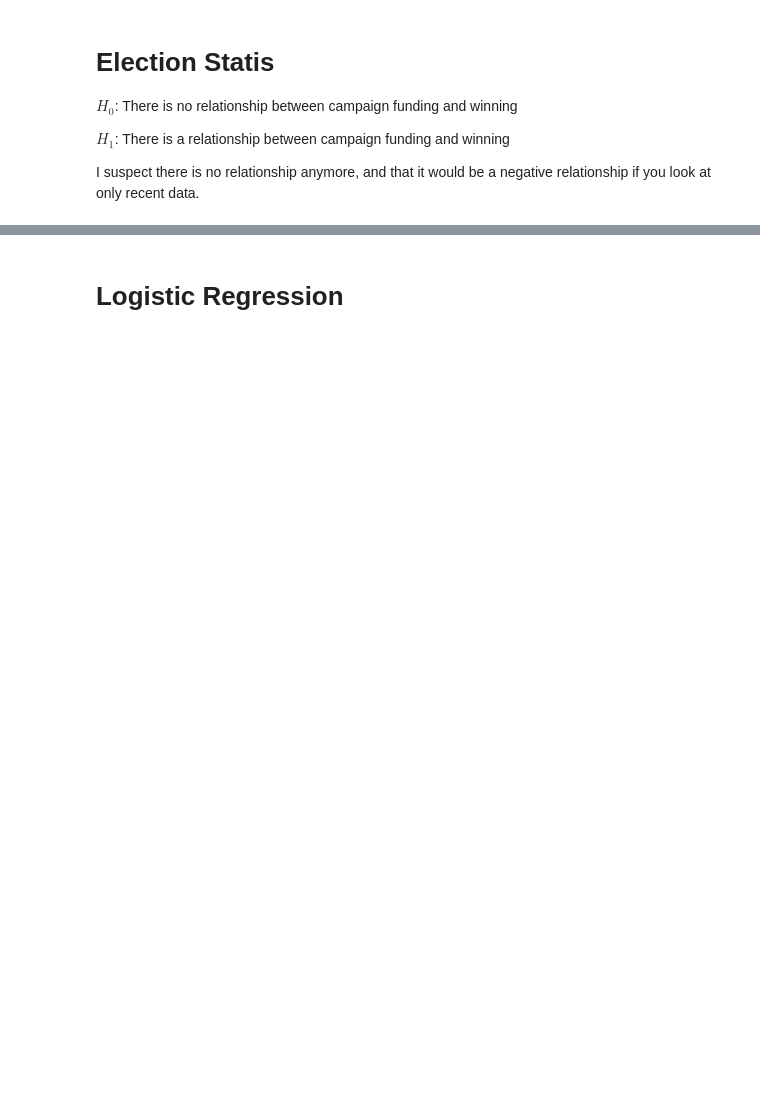
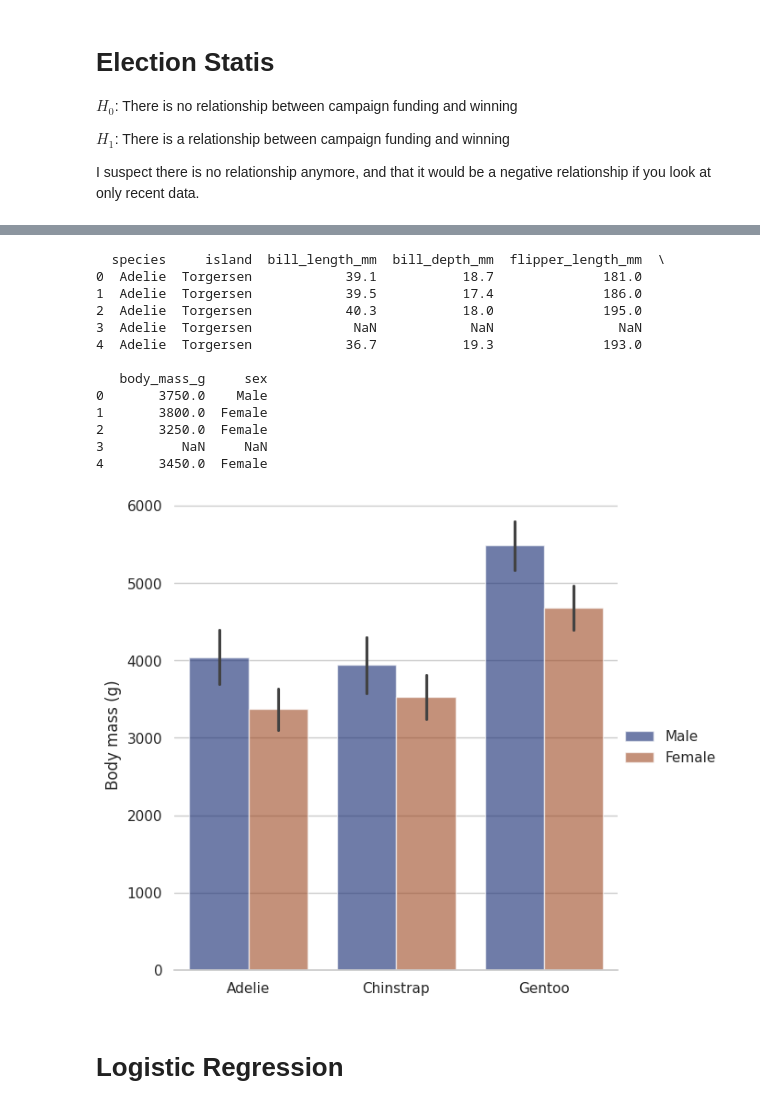
Before and after one commit to thansen0/election-p-value, a Jupyter notebook: election.ipynb, the cells around one changed output, grey strips where cells are left out. Saved outputs shown, nothing was run; the diff lists cells and outputs as text; code cells hidden in the pictures; blank space fills up the shorter version.

```diff
--- a/election.ipynb
+++ b/election.ipynb
@@ -34,3 +88,32 @@ elfd
+# %%
+sns.set_theme(style="whitegrid")
+penguins = sns.load_dataset("penguins")
+print(penguins.head(5))
+
+# Draw a nested barplot by species and sex
+g = sns.catplot(
+    data=penguins, kind="bar",
+    x="species", y="body_mass_g", hue="sex",
+    errorbar="sd", palette="dark", alpha=.6, height=6
+)
+g.despine(left=True)
+g.set_axis_labels("", "Body mass (g)")
+g.legend.set_title("")
+# %% [output]
+  species     island  bill_length_mm  bill_depth_mm  flipper_length_mm  \
+0  Adelie  Torgersen            39.1           18.7              181.0
+1  Adelie  Torgersen            39.5           17.4              186.0
+2  Adelie  Torgersen            40.3           18.0              195.0
+3  Adelie  Torgersen             NaN            NaN                NaN
+4  Adelie  Torgersen            36.7           19.3              193.0
+
+   body_mass_g     sex
+0       3750.0    Male
+1       3800.0  Female
+2       3250.0  Female
+3          NaN     NaN
+4       3450.0  Female
+[figure, added]
 # %% [markdown]
 # Logistic Regression
 # %%
```
Also changed, not shown: parts of 6 cells of this notebook.
